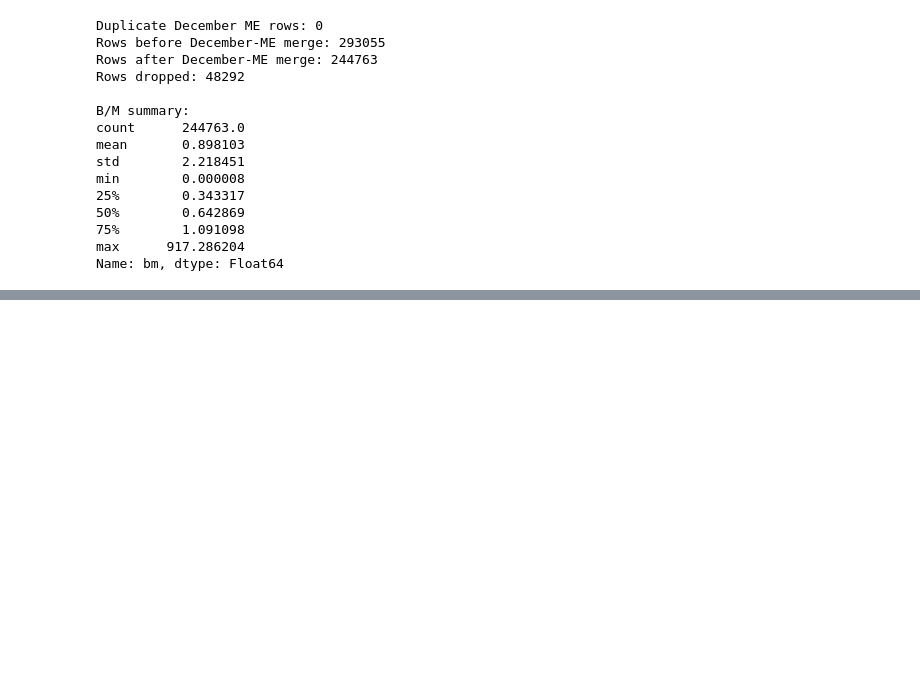
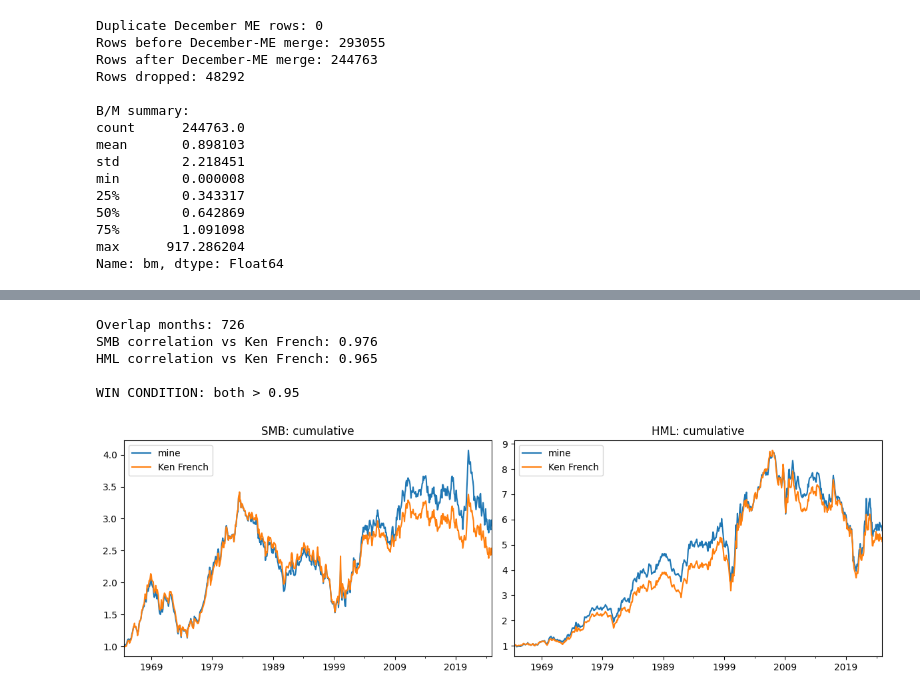
Before and after one commit to pbathuri/regime-factor-zoo, a Jupyter notebook: notebooks/5_path_a_phase1_data_construction.ipynb, the cells around one changed output, grey strips where cells are left out. Drawn from its saved outputs; the diff is of its cells as text; code cells hidden in the pictures; blank space fills up the shorter version.

Commit message:
feat(notebook05): Section 7-10 — SMB/HML built from sorts, corr vs Ken French = 0.9X

```diff
--- a/notebooks/5_path_a_phase1_data_construction.ipynb
+++ b/notebooks/5_path_a_phase1_data_construction.ipynb
@@ -424,0 +579,37 @@ Name: bm, dtype: Float64
+# %%
+# Ken French reference (already pulled). His values are in PERCENT -> /100.
+kf = pd.read_parquet(Data / "ff3_monthly.parquet")
+kf.columns = [c.strip() for c in kf.columns]
+# kf index is the month; align to month-end like our factors
+kf = kf.rename(columns={"SMB": "SMB_kf", "HML": "HML_kf"})
+kf_m = kf[["SMB_kf", "HML_kf"]] / 100.0
+kf_m.index = pd.to_datetime(kf_m.index).to_period("M")
+
+mine = factors.copy()
+mine.index = pd.to_datetime(mine.index).to_period("M")
+
+cmp = mine.join(kf_m, how="inner").dropna()
+corr_smb = cmp["SMB_me"].corr(cmp["SMB_kf"])
+corr_hml = cmp["HML_me"].corr(cmp["HML_kf"])
+print(f"Overlap months: {len(cmp)}")
+print(f"SMB correlation vs Ken French: {corr_smb:.3f}")
+print(f"HML correlation vs Ken French: {corr_hml:.3f}")
+print("\nWIN CONDITION: both > 0.95")
+
+import matplotlib.pyplot as plt
+fig, ax = plt.subplots(1, 2, figsize=(12, 4))
+for a, name in zip(ax, ["SMB", "HML"]):
+    (1 + cmp[f"{name}_me"]).cumprod().plot(ax=a, label="mine")
+    (1 + cmp[f"{name}_kf"]).cumprod().plot(ax=a, label="Ken French")
+    a.set_title(f"{name}: cumulative")
+    a.legend()
+fig.tight_layout()
+fig.savefig("figures/smb_hml_validation.png", dpi=120)
+plt.show()
+# %% [output]
+Overlap months: 726
+SMB correlation vs Ken French: 0.976
+HML correlation vs Ken French: 0.965
+
+WIN CONDITION: both > 0.95
+[figure, added]
```
Also changed, not shown: parts of 7 cells of this notebook, 1 other file.
